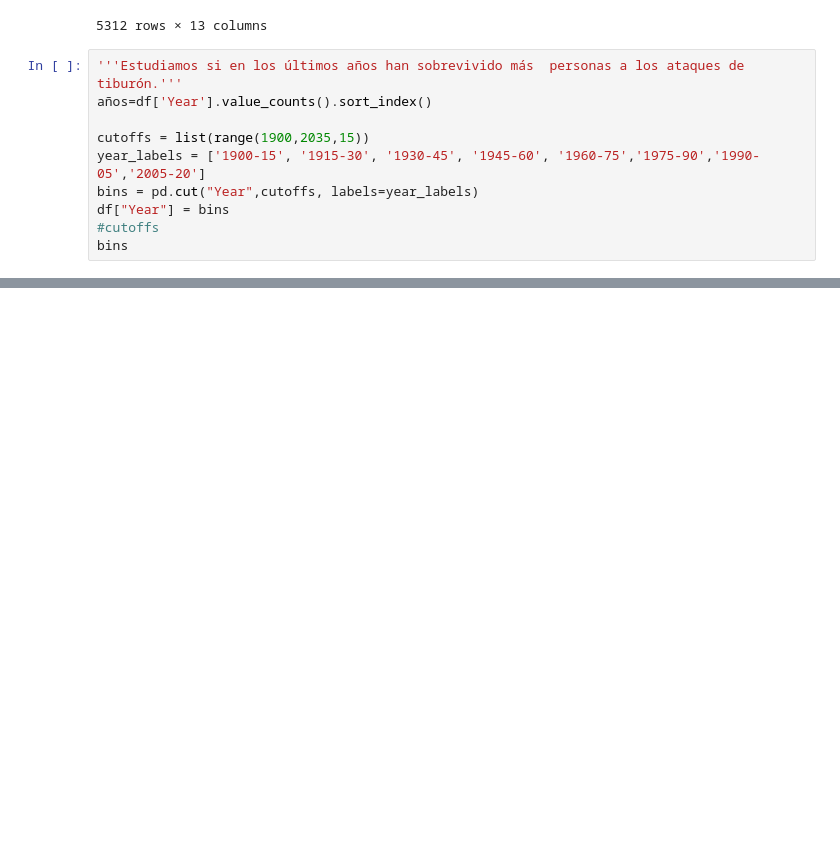
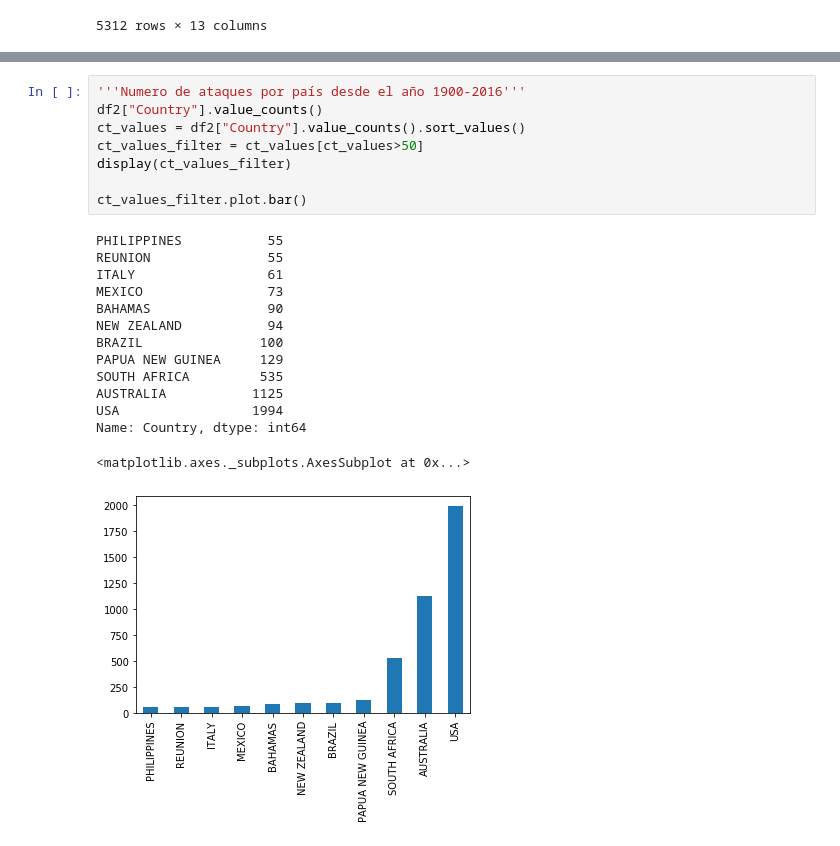
Before and after one commit to blancalluch/Pandas-project, a Jupyter notebook: Manipulation-DataSet.ipynb, the cells around one changed output, grey strips where cells are left out. Drawn from its saved outputs; the diff is of its cells as text; blank space fills up the shorter version.

```diff
--- a/Manipulation-DataSet.ipynb
+++ b/Manipulation-DataSet.ipynb
@@ -18,13 +18,3 @@ display(df)
 | 5310 | 1900.00.00.b | Early 1900s | 1900 | Unprovoked | USA | NaN | M | NaN | Severe abrasion when shark swam b... | N | ... |
 | 5311 | 1900.00.00.a | Ca. 1900 | 1900 | Unprovoked | SOUTH AFRICA | Swimming | M | NaN | Leg severed | N | ... |
 5312 rows × 13 columns
-# %%
-'''Estudiamos si en los últimos años han sobrevivido más  personas a los ataques de tiburón.'''
-años=df['Year'].value_counts().sort_index()
-
-cutoffs = list(range(1900,2035,15))
-year_labels = ['1900-15', '1915-30', '1930-45', '1945-60', '1960-75','1975-90','1990-05','2005-20']
-bins = pd.cut("Year",cutoffs, labels=year_labels)
-df["Year"] = bins
-#cutoffs
-bins
@@ -102,0 +37,23 @@ TypeError: no numeric data to plot
+# %%
+'''Numero de ataques por país desde el año 1900-2016'''
+df2["Country"].value_counts()
+ct_values = df2["Country"].value_counts().sort_values()
+ct_values_filter = ct_values[ct_values>50]
+display(ct_values_filter)
+
+ct_values_filter.plot.bar()
+# %% [output]
+PHILIPPINES           55
+REUNION               55
+ITALY                 61
+MEXICO                73
+BAHAMAS               90
+NEW ZEALAND           94
+BRAZIL               100
+PAPUA NEW GUINEA     129
+SOUTH AFRICA         535
+AUSTRALIA           1125
+USA                 1994
+Name: Country, dtype: int64
+<matplotlib.axes._subplots.AxesSubplot at 0x...>
+[figure, added]
```
Also changed, not shown: parts of 11 cells of this notebook, 1 other file.
